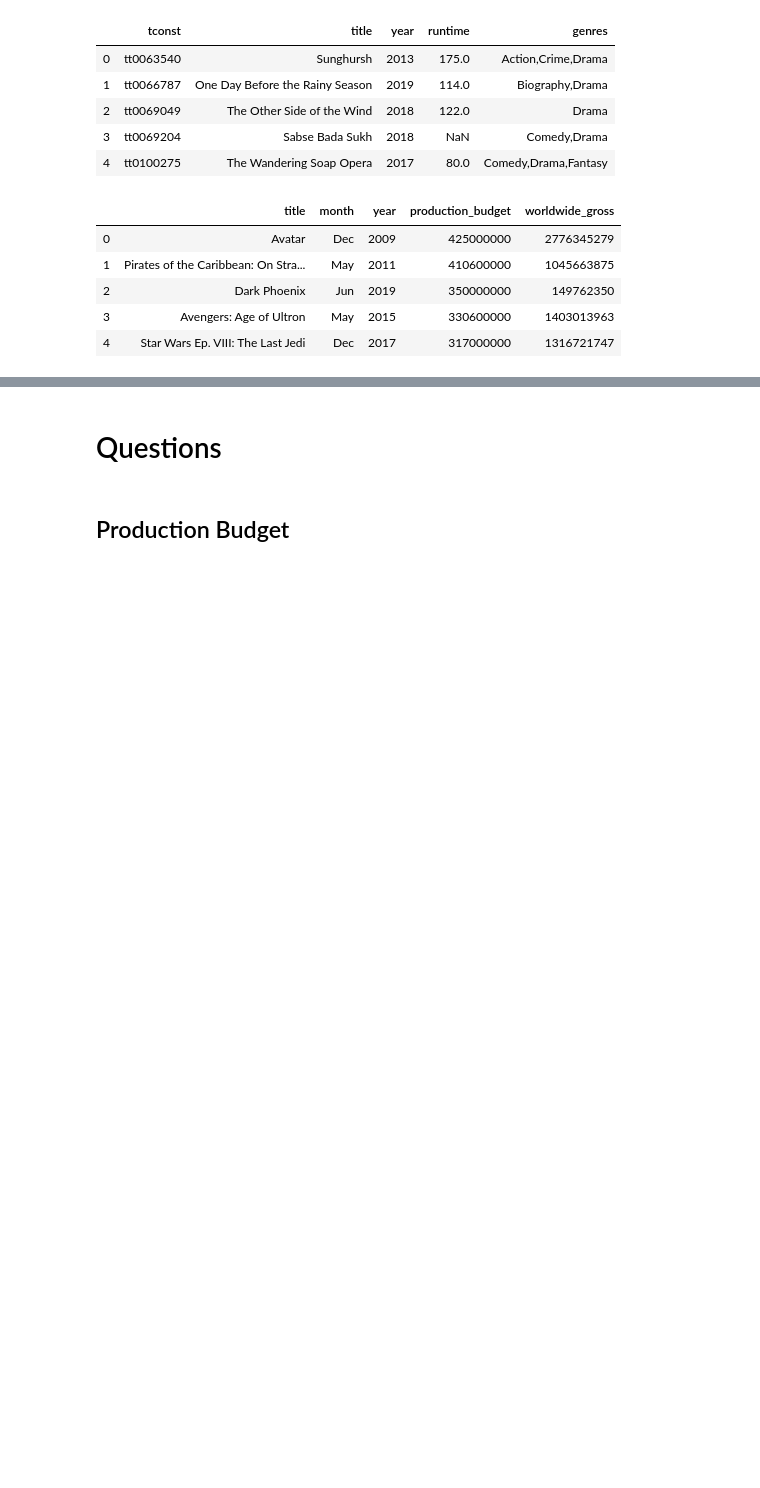
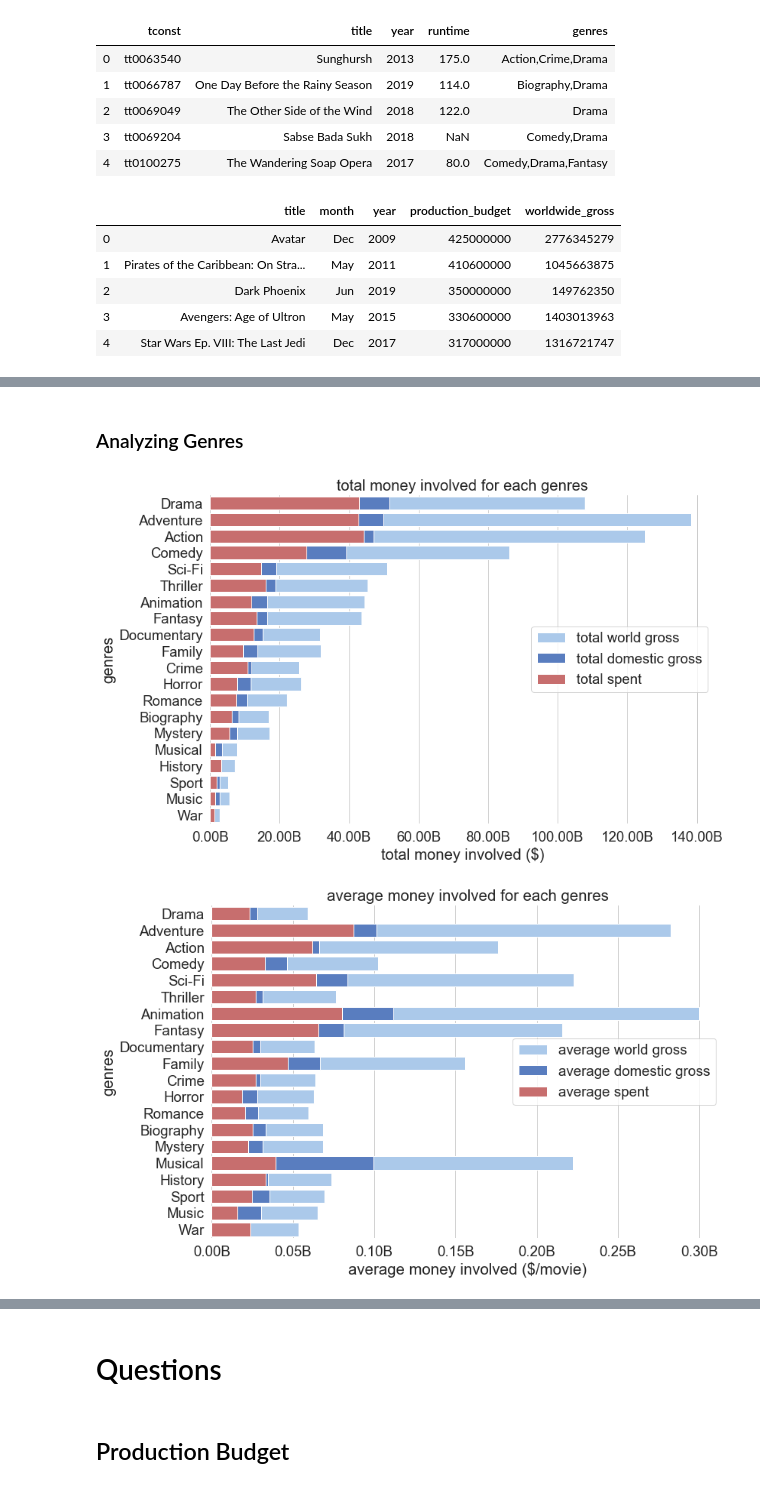
Before and after one commit to singsang2/dsc-mod-1-project-v2-1-onl01-dtsc-ft-070620, a Jupyter notebook: student.ipynb, the cells around one changed output, grey strips where cells are left out. Drawn from its saved outputs; the diff is of its cells as text; code cells hidden in the pictures; blank space fills up the shorter version.

```diff
--- a/student.ipynb
+++ b/student.ipynb
@@ -607,0 +711,2 @@ sample
+# %% [markdown]
+### Analyzing Genres
@@ -607,0 +725,25 @@ sample
+# %%
+query ="""
+SELECT genres, COUNT(*) as numFilms, SUM(budget) as total_spent,
+       SUM(domestic_gross) as total_dom,
+       SUM(worldwide_gross) as total_world,
+       AVG(budget) as average_spent,
+       AVG(domestic_gross) as average_dom,
+       AVG(worldwide_gross) as average_world,
+       CAST(AVG(domestic_gross) as FLOAT) / AVG(budget) as average_ROI_dom,
+       CAST(AVG(worldwide_gross) as FLOAT) / AVG(budget) as average_ROI_world
+FROM genres AS d
+GROUP BY genres
+ORDER BY total_dom DESC
+LIMIT 20
+"""
+df_genres_top = pd.read_sql_query(query, conn)
+# %%
+ax1 = bar_graph(data=df_genres_top, focus='genres', hue='total')
+
+ax2 = bar_graph(data=df_genres_top, focus='genres', hue='average')
+
+ax3 = bar_graph(data=df_genres_top, focus='genres', hue='ROI')
+# %% [output]
+[figure, added]
+[figure, added]
```
Also changed, not shown: parts of 27 cells of this notebook.
